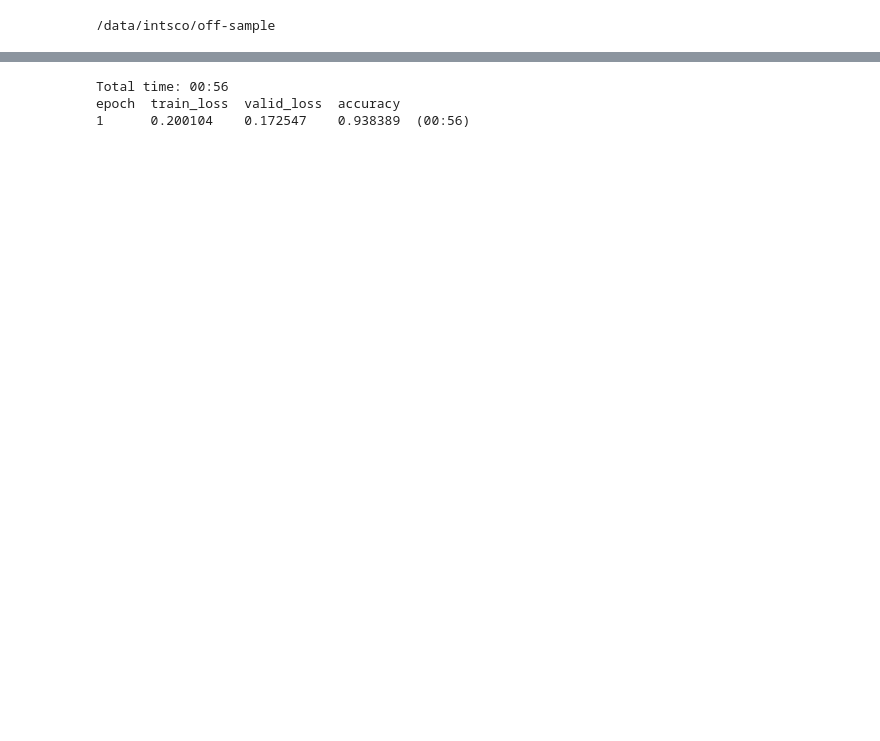
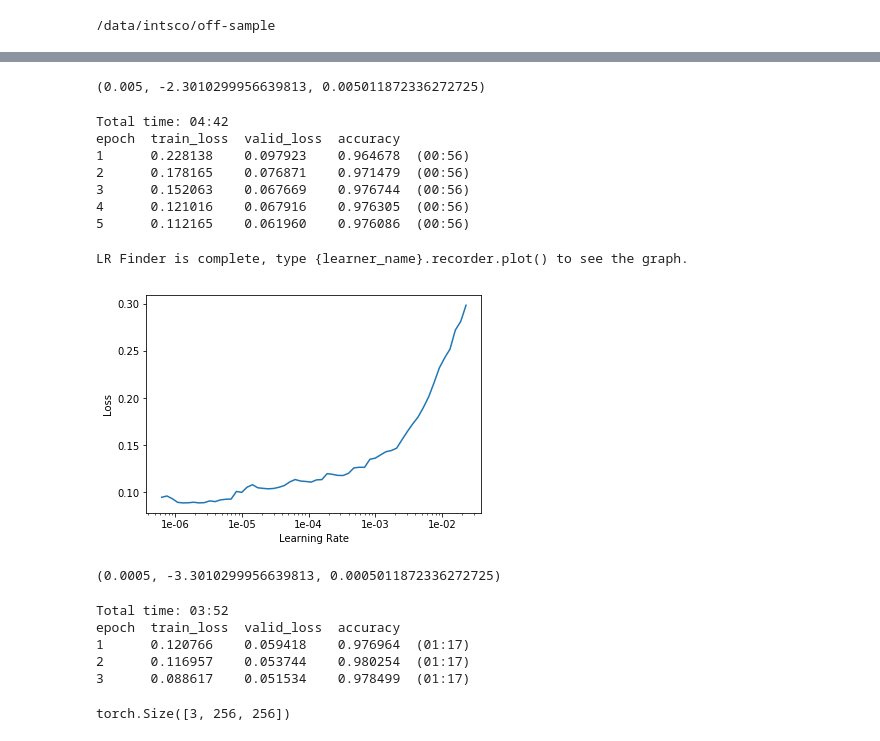
Before and after one commit to intsco/off-sample, a Jupyter notebook: classification/train_fastai_on_gs.ipynb, the cells around one changed output, grey strips where cells are left out. Cells and saved outputs as stored; diff of their text form; code cells hidden in the pictures; blank space fills up the shorter version.

```diff
--- a/classification/train_fastai_on_gs.ipynb
+++ b/classification/train_fastai_on_gs.ipynb
@@ -82,2 +91,2 @@ len(data.classes), data.c
 # %%
-learn = create_cnn(data, models.resnet34, metrics=accuracy)
+learn = create_cnn(data, arch, metrics=[accuracy])
@@ -84,6 +101,15 @@ learn = create_cnn(data, models.resnet34, metrics=accuracy)
+# %%
+lr = 1e-3 * 5
+lr, np.log10(lr), 10**-2.3
+# %% [output]
+(0.005, -2.3010299956639813, 0.005011872336272725)
 # %%
-learn.fit_one_cycle(1)
+learn.fit_one_cycle(5, slice(lr))
 # %% [output]
-Total time: 00:56
+Total time: 04:42
 epoch  train_loss  valid_loss  accuracy
-1      0.200104    0.172547    0.938389  (00:56)
+1      0.228138    0.097923    0.964678  (00:56)
+2      0.178165    0.076871    0.971479  (00:56)
+3      0.152063    0.067669    0.976744  (00:56)
+4      0.121016    0.067916    0.976305  (00:56)
+5      0.112165    0.061960    0.976086  (00:56)
@@ -91,0 +118,2 @@ learn.save('stage-1')
+# %%
+learn.load('gs-rn34-stage1.fai');
@@ -91,0 +122,17 @@ learn.save('stage-1')
+# %%
+learn.lr_find(); learn.recorder.plot()
+# %% [output]
+LR Finder is complete, type {learner_name}.recorder.plot() to see the graph.
+[figure, added]
+# %%
+lr/10, np.log10(lr/10), 10**-3.3
+# %% [output]
+(0.0005, -3.3010299956639813, 0.0005011872336272725)
+# %%
+learn.fit_one_cycle(5, slice(1e-5, lr/5))
+# %% [output]
+Total time: 03:52
+epoch  train_loss  valid_loss  accuracy
+1      0.120766    0.059418    0.976964  (01:17)
+2      0.116957    0.053744    0.980254  (01:17)
+3      0.088617    0.051534    0.978499  (01:17)
@@ -91,0 +141,8 @@ learn.save('stage-1')
+# %%
+data = (src.transform(tfms, size=256)
+        .databunch().normalize(imagenet_stats))
+
+learn.data = data
+data.train_ds[0][0].shape
+# %% [output]
+torch.Size([3, 256, 256])
```
Also changed, not shown: parts of 95 cells of this notebook, 1 other file.
